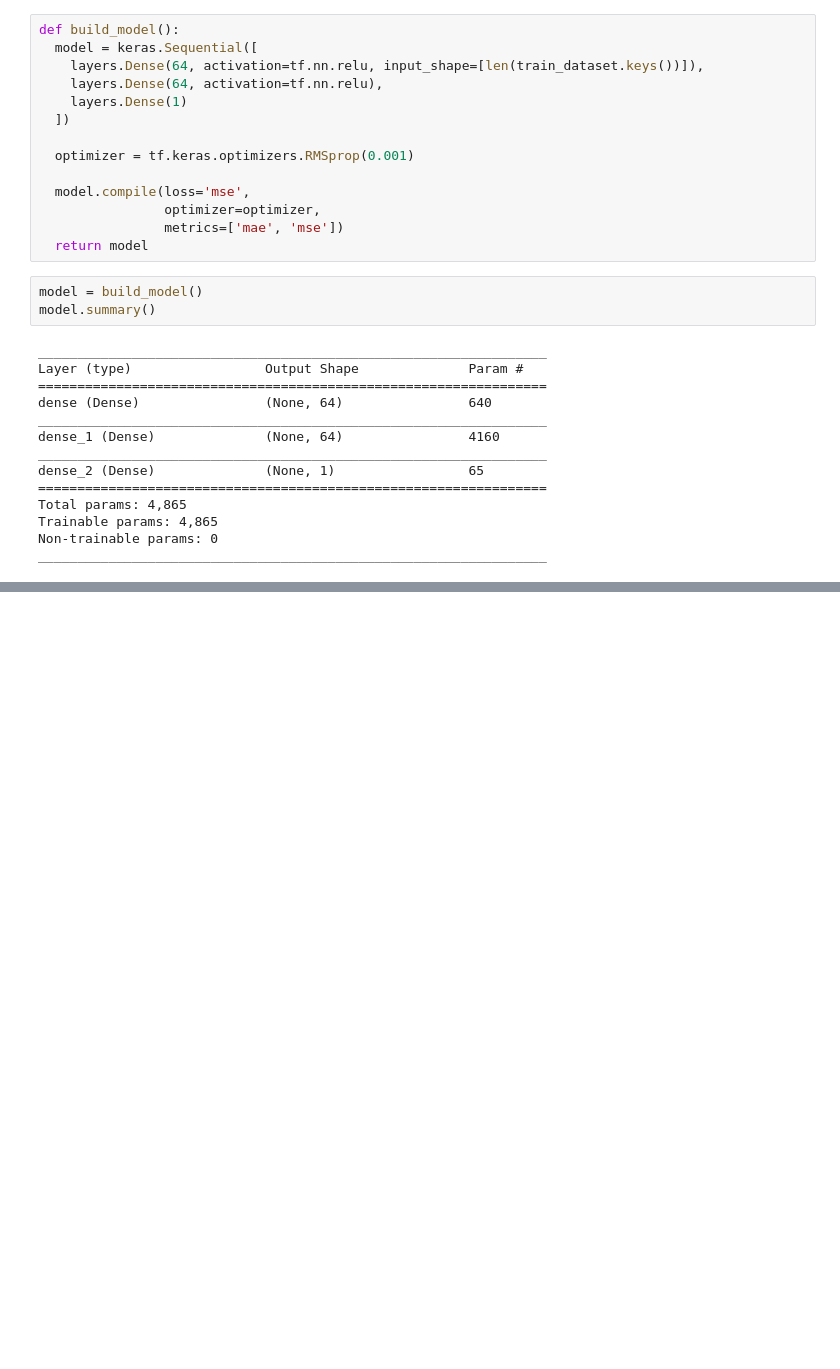
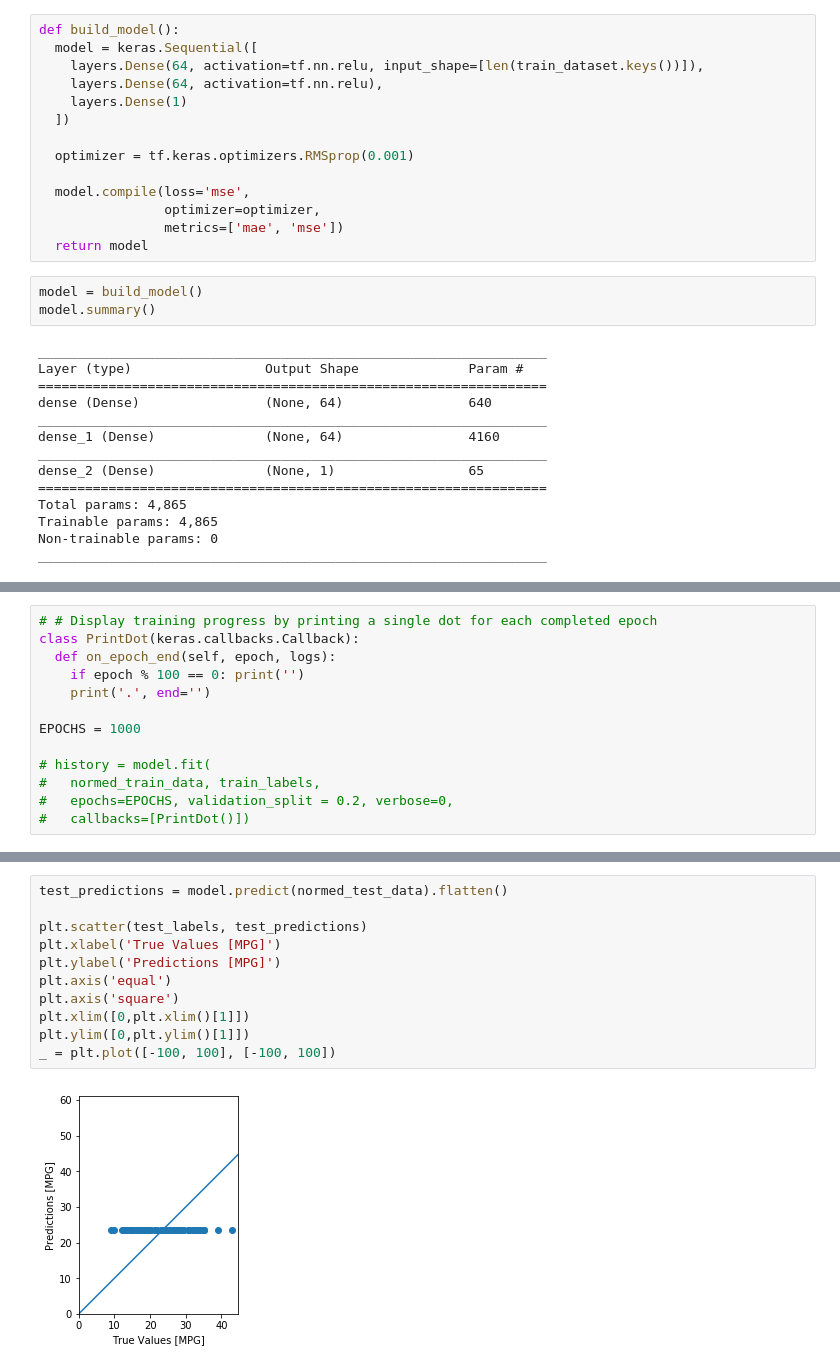
Before and after one commit to 5loaves-2fish-12basckets/ADF_studies, a Jupyter notebook: doc/tensorflow/1_Learn_and_use_ML/Regression.ipynb, the cells around one changed output, grey strips where cells are left out. Saved outputs shown, nothing was run; the diff lists cells and outputs as text; blank space fills up the shorter version.

```diff
--- a/doc/tensorflow/1_Learn_and_use_ML/Regression.ipynb
+++ b/doc/tensorflow/1_Learn_and_use_ML/Regression.ipynb
@@ -185,0 +183,13 @@ model
+# %%
+# # Display training progress by printing a single dot for each completed epoch
+class PrintDot(keras.callbacks.Callback):
+  def on_epoch_end(self, epoch, logs):
+    if epoch % 100 == 0: print('')
+    print('.', end='')
+
+EPOCHS = 1000
+
+# history = model.fit(
+#   normed_train_data, train_labels,
+#   epochs=EPOCHS, validation_split = 0.2, verbose=0,
+#   callbacks=[PrintDot()])
@@ -185,0 +273,13 @@ model
+# %%
+test_predictions = model.predict(normed_test_data).flatten()
+
+plt.scatter(test_labels, test_predictions)
+plt.xlabel('True Values [MPG]')
+plt.ylabel('Predictions [MPG]')
+plt.axis('equal')
+plt.axis('square')
+plt.xlim([0,plt.xlim()[1]])
+plt.ylim([0,plt.ylim()[1]])
+_ = plt.plot([-100, 100], [-100, 100])
+# %% [output]
+[figure, added]
```
Also changed, not shown: parts of 8 cells of this notebook, 2 other files.
